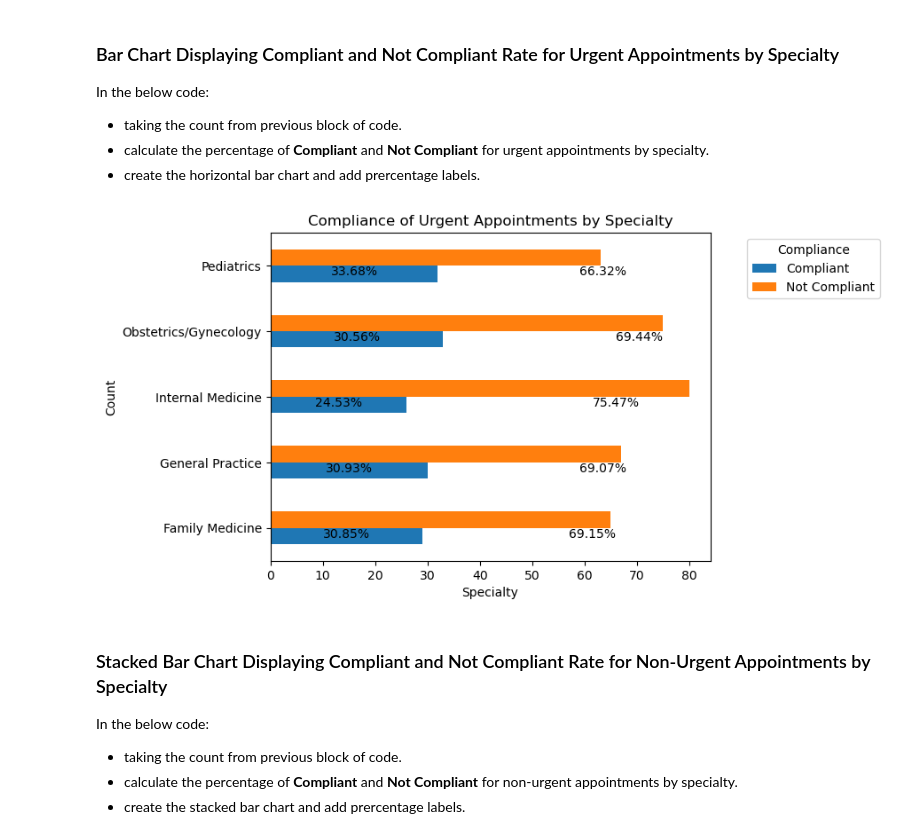
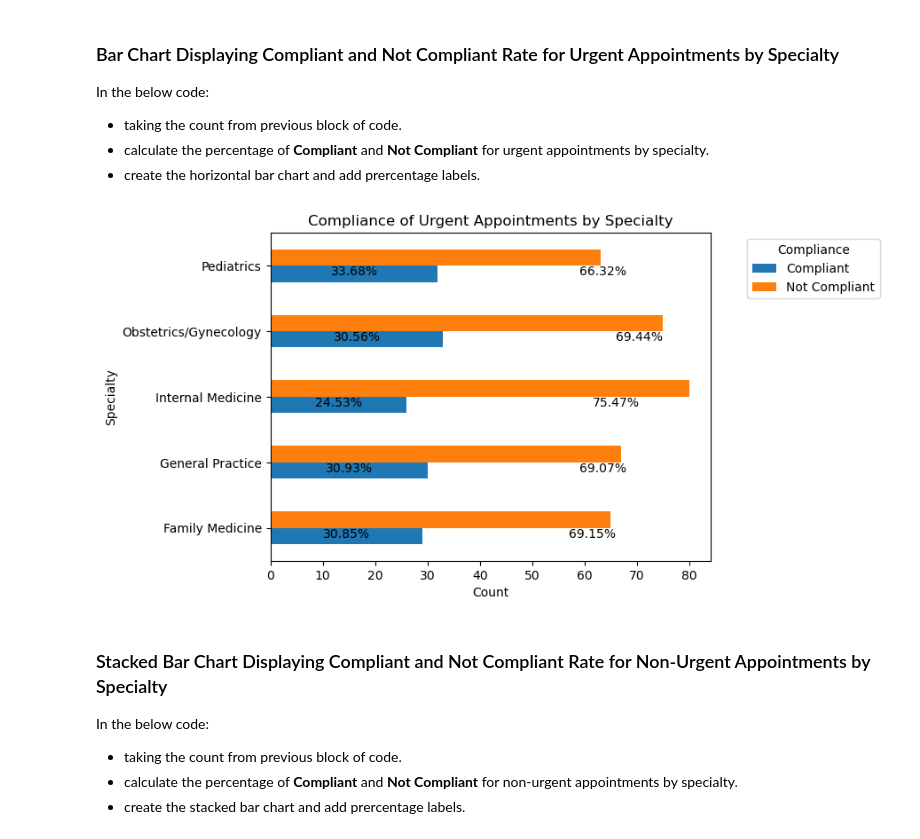
Before and after one commit to shahbijay/provider-appt-kymc, a Jupyter notebook: script_provider-appt.ipynb, the cells around one changed output. Saved outputs shown, nothing was run; the diff lists cells and outputs as text; code cells hidden in the pictures.

```diff
--- a/script_provider-appt.ipynb
+++ b/script_provider-appt.ipynb
@@ -483,25 +483,25 @@ In the below code:
 # %%
 # Plot the bars for urgent appointments
 urg_compliance_counts.plot(kind='barh')
 
 # Add percentage labels to the bars
 for i in range(len(urg_compliance_counts)):
     x_offset = 0
     for j in range(len(urg_compliance_counts.columns)):
         plt.annotate(str(urg_compliance_percentages.iloc[i, j]) + '%', xy=(urg_compliance_counts.iloc[i, j] / 2 + x_offset, i),
                      ha='center', va='top')
         x_offset += urg_compliance_counts.iloc[i, j]
 
 # Set the chart title and axis labels for urgent appointments
 plt.title('Compliance of Urgent Appointments by Specialty')
-plt.xlabel('Specialty')
-plt.ylabel('Count')
+plt.xlabel('Count')
+plt.ylabel('Specialty')
 plt.legend(title='Compliance', loc='upper right', bbox_to_anchor=(1.40, 1))
 
 # Show the plot
 plt.show()
 # %% [output]
-[figure, old version]
+[figure, new version]
 # %% [markdown]
 ### Stacked Bar Chart Displaying Compliant and Not Compliant Rate for Non-Urgent Appointments by Specialty
 In the below code:
```
Also changed, not shown: parts of 1 cell of this notebook, 1 other file.
